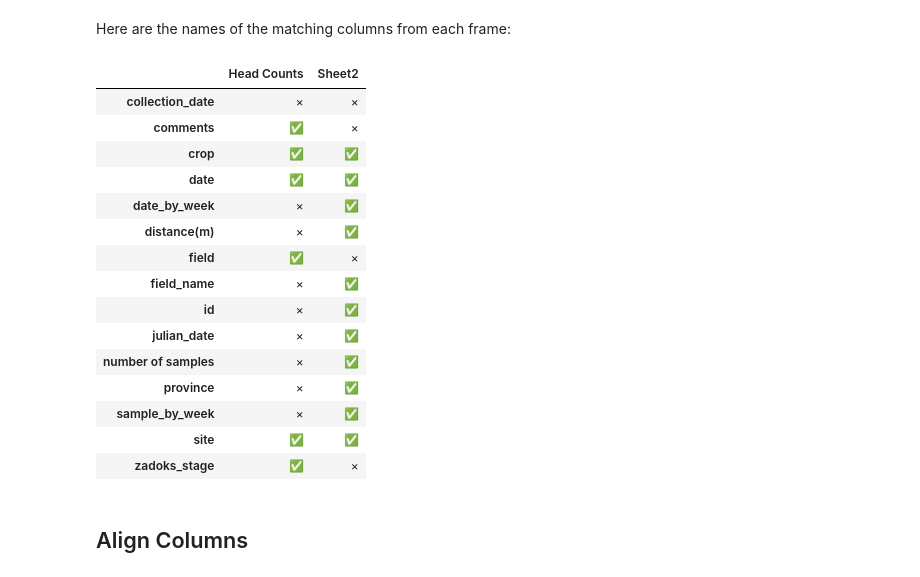
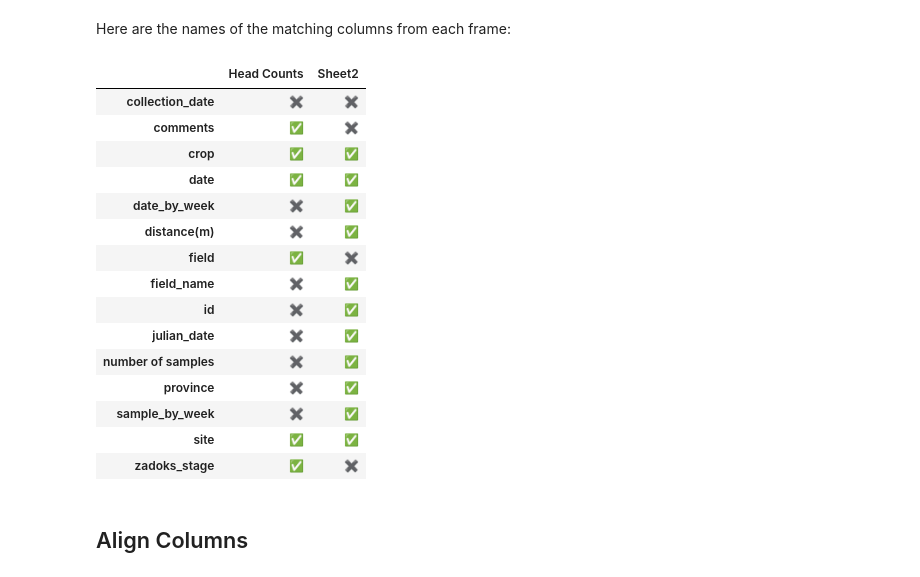
Before and after one commit to devvyn/aafc-field-data, a Jupyter notebook: notebook/projects/2016-sweep-vs-tiller/2016-sweep-vs-tiller.ipynb, the cells around one changed output. Cells and saved outputs as stored; diff of their text form; code cells hidden in the pictures.

```diff
--- a/notebook/projects/2016-sweep-vs-tiller/2016-sweep-vs-tiller.ipynb
+++ b/notebook/projects/2016-sweep-vs-tiller/2016-sweep-vs-tiller.ipynb
@@ -164,7 +73,7 @@ from IPython.display import HTML
 # %% [markdown]
 I'll make a dictionary of names and data frames, so I can examine the file overall.
 # %%
-data_file = pandas.ExcelFile('2016-sweep-vs-tiller.xlsx')
+data_file = pandas.ExcelFile('../data/2016 combination.xlsx')
 sheets = {
     sheet_name: data_file.parse(sheet_name)
     for sheet_name in data_file.sheet_names
@@ -345,7 +260,7 @@ sheet_names = (
     'Sweep Samples Cereals',
     'Sheet2',
 )
-compare_sheets = {
+sheets_to_compare = {
     name: sheets[name]
     for name in sheet_names
 }
@@ -370,9 +275,22 @@ def visualize_boolean(frame: pandas.DataFrame) -> pandas.DataFrame:
 # %%
-visualize_boolean(
-    pandas.DataFrame(
-        data={
-            name: sheet.columns.to_series(name=name)
-            for name, sheet in compare_sheets.items()
-        }
+from typing import Dict
+
+
+def emojify_boolean(frame: pandas.DataFrame) -> pandas.DataFrame:
+    return (
+        frame.replace({
+            True: '✅',
+            False: '✖️',
+        })
     )
-)
+
+
+def compare_columns(sheets_to_compare: Dict[str, pandas.DataFrame]) -> pandas.DataFrame:
+    return emojify_boolean(
+        ~pandas.DataFrame(
+            data={
+                name: sheet.columns.to_series(name=name)
+                for name, sheet in sheets_to_compare.items()
+            }
+        ).isna()
+    )
@@ -1089,30 +709,30 @@ Here are the names of the matching columns from each frame:
 # %%
 non_organism_columns_common = pandas.DataFrame(
     {
         name: dict(zip(non_organism_column_names,
                        non_organism_column_names.isin(frame.columns)))
         for name, frame
         in zip(sheet_names, (hc, s2))
     }
 )
-non_organism_columns_common.replace(to_replace={False: '×', True: '✅'})
+emojify_boolean(non_organism_columns_common)
 # %% [output]
 |  | Head Counts | Sheet2 |
-| collection_date | × | × |
-| comments | ✅ | × |
+| collection_date | ✖️ | ✖️ |
+| comments | ✅ | ✖️ |
 | crop | ✅ | ✅ |
 | date | ✅ | ✅ |
-| date_by_week | × | ✅ |
-| distance(m) | × | ✅ |
-| field | ✅ | × |
-| field_name | × | ✅ |
-| id | × | ✅ |
-| julian_date | × | ✅ |
-| number of samples | × | ✅ |
-| province | × | ✅ |
-| sample_by_week | × | ✅ |
+| date_by_week | ✖️ | ✅ |
+| distance(m) | ✖️ | ✅ |
+| field | ✅ | ✖️ |
+| field_name | ✖️ | ✅ |
+| id | ✖️ | ✅ |
+| julian_date | ✖️ | ✅ |
+| number of samples | ✖️ | ✅ |
+| province | ✖️ | ✅ |
+| sample_by_week | ✖️ | ✅ |
 | site | ✅ | ✅ |
-| zadoks_stage | ✅ | × |
+| zadoks_stage | ✅ | ✖️ |
 # %% [markdown]
 ## Align Columns
 # %% [markdown]
```
Also changed, not shown: parts of 120 cells of this notebook, 3 other files.
